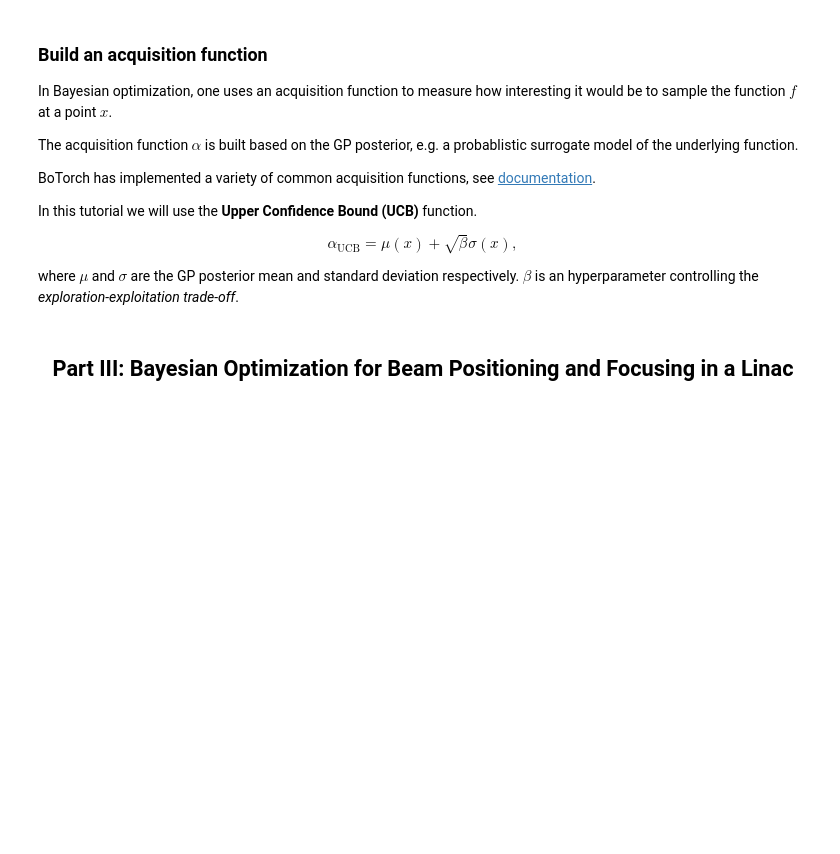
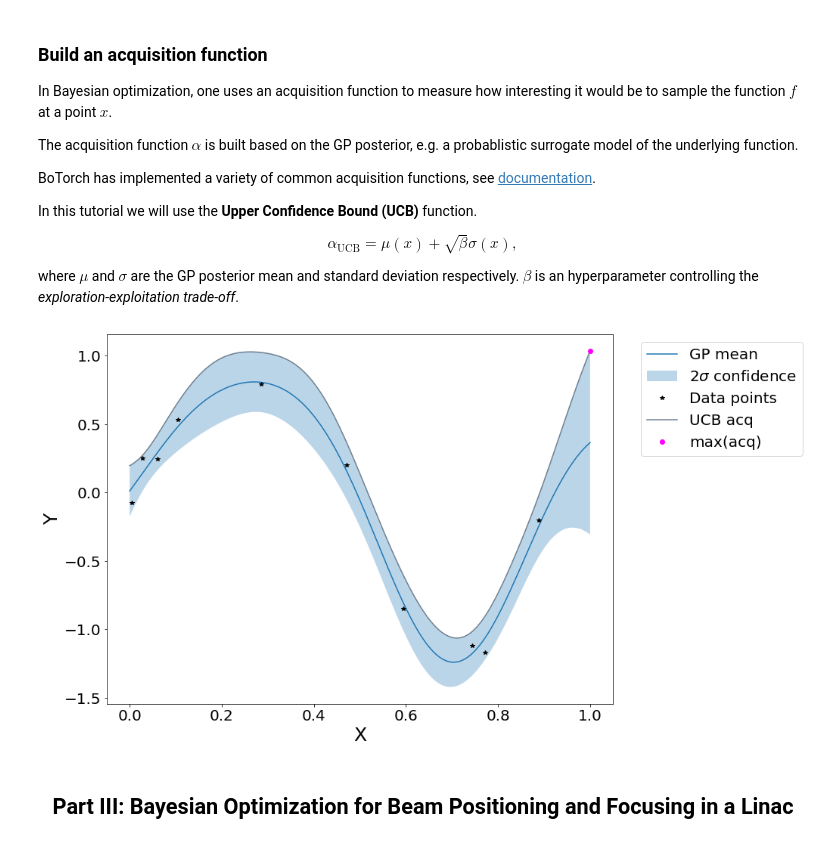
Before and after one commit to aoeftiger/TUDa-NMAP-14, a Jupyter notebook: lecture.ipynb, the cells around one changed output. Saved outputs shown, nothing was run; the diff lists cells and outputs as text; code cells hidden in the pictures; blank space fills up the shorter version.

```diff
--- a/lecture.ipynb
+++ b/lecture.ipynb
@@ -314,7 +331,9 @@ acq = UpperConfidenceBound(model, beta=4)
 # acq = ExpectedImprovement(model,best_f=float(model.train_targets.max()))
 # acq = ProbabilityOfImprovement(model, best_f=float(model.train_targets.max()))
 # %%
-plot_acq_with_gp(model, train_x, train_y, acq, test_X)
+plot_acq_with_gp(model, observations_x, observations_y, acq, test_X)
+# %% [output]
+[figure, added]
 # %% [markdown]
 <div style="text-align: center; width:100%;">
     <h2>Part III: Bayesian Optimization for Beam Positioning and Focusing in a Linac</h2>
```
Also changed, not shown: parts of 38 cells of this notebook.
